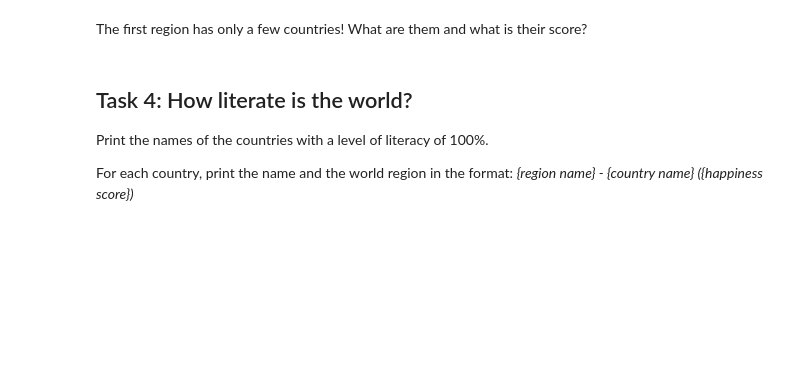
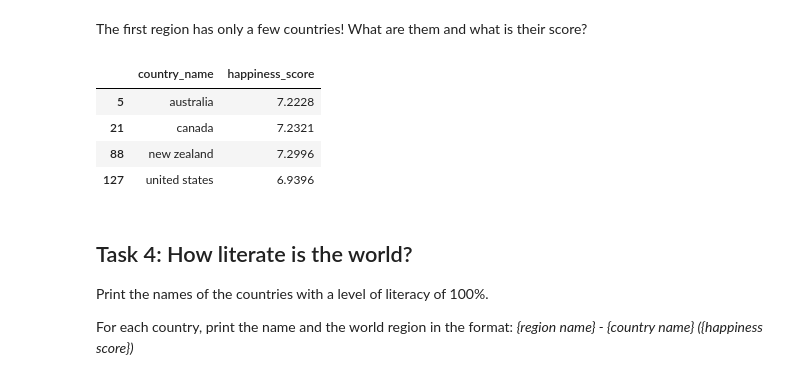
Before and after one commit to Alex0021/EPFL_ADA_2024, a Jupyter notebook: Exercises/01 - Handling data/Happiness.ipynb, the cells around one changed output. Drawn from its saved outputs; the diff is of its cells as text; code cells hidden in the pictures; blank space fills up the shorter version.

```diff
--- a/Exercises/01 - Handling data/Happiness.ipynb
+++ b/Exercises/01 - Handling data/Happiness.ipynb
@@ -127,6 +140,13 @@ KeyError: 'South Asia'
 The first region has only a few countries! What are them and what is their score?
 # %%
 # Write your code here
+country_features.query("world_region == 'North America and ANZ'")[['country_name', 'happiness_score']]
+# %% [output]
+|  | country_name | happiness_score |
+| 5 | australia | 7.2228 |
+| 21 | canada | 7.2321 |
+| 88 | new zealand | 7.2996 |
+| 127 | united states | 6.9396 |
 # %% [markdown]
 ## Task 4: How literate is the world?
 
```
Also changed, not shown: parts of 9 cells of this notebook.
